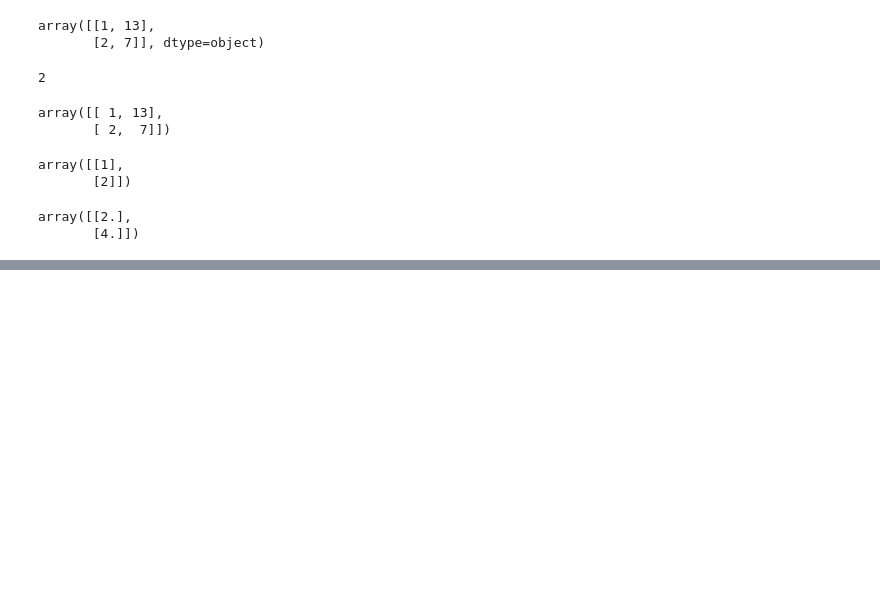
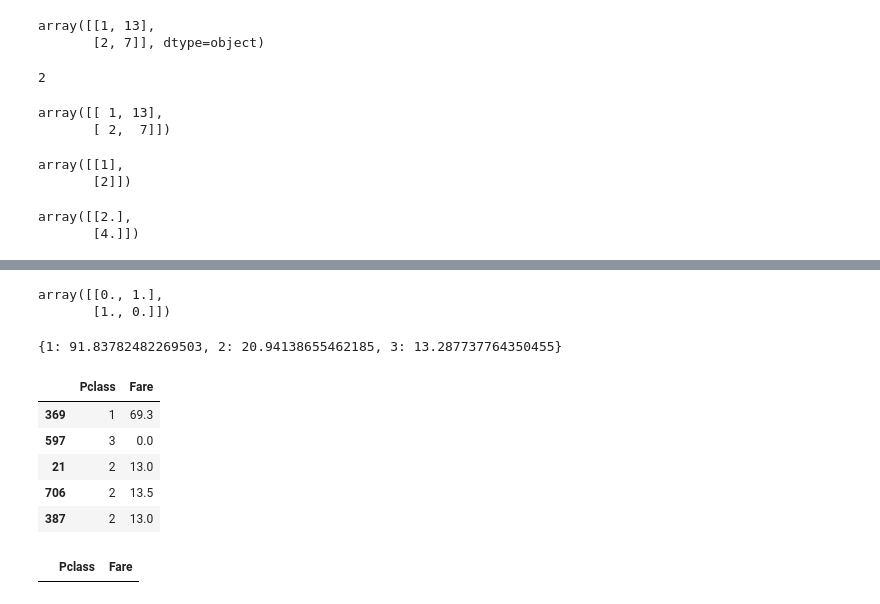
Before and after one commit to RastaAmanek/github, a Jupyter notebook: 13_1.ipynb, the cells around one changed output, grey strips where cells are left out. Saved outputs shown, nothing was run; the diff lists cells and outputs as text; code cells hidden in the pictures; blank space fills up the shorter version.

```diff
--- a/13_1.ipynb
+++ b/13_1.ipynb
@@ -345,0 +374,43 @@ ValueError: Wrong number of columns
+# %%
+scaler = MyMinMaxScaler()
+scaler.fit(A)
+scaler.transform(A)
+# %% [output]
+array([[0., 1.],
+       [1., 0.]])
+# %%
+A = X_train[['Pclass', 'Fare']]
+# %%
+class SimpleRelationalImputer(BaseEstimator, TransformerMixin):
+
+    def __init__(self, grouping_column, fill_column):
+        self.grouping_column = grouping_column
+        self.fill_column = fill_column
+
+    def fit(self, X, y=None):
+        self.fill_values_ = X.groupby(self.grouping_column)[self.fill_column].mean().to_dict()
+        return self
+
+    def transform(self, X):
+        mapping = X[self.grouping_column].replace(self.fill_values_)
+        return np.where(X[self.fill_column].isna(), mapping, X[self.fill_column])
+# %%
+imputer = SimpleRelationalImputer('Pclass', 'Fare')
+imputer.fit(A)
+imputer.fill_values_
+# %% [output]
+{1: 91.83782482269503, 2: 20.94138655462185, 3: 13.287737764350455}
+# %%
+imputer.transform(A)
+A.head()
+# %% [output]
+|  | Pclass | Fare |
+| 369 | 1 | 69.3 |
+| 597 | 3 | 0.0 |
+| 21 | 2 | 13.0 |
+| 706 | 2 | 13.5 |
+| 387 | 2 | 13.0 |
+# %%
+A[A.Fare.isna()]
+# %% [output]
+|  | Pclass | Fare |
```
Also changed, not shown: parts of 7 cells of this notebook.
